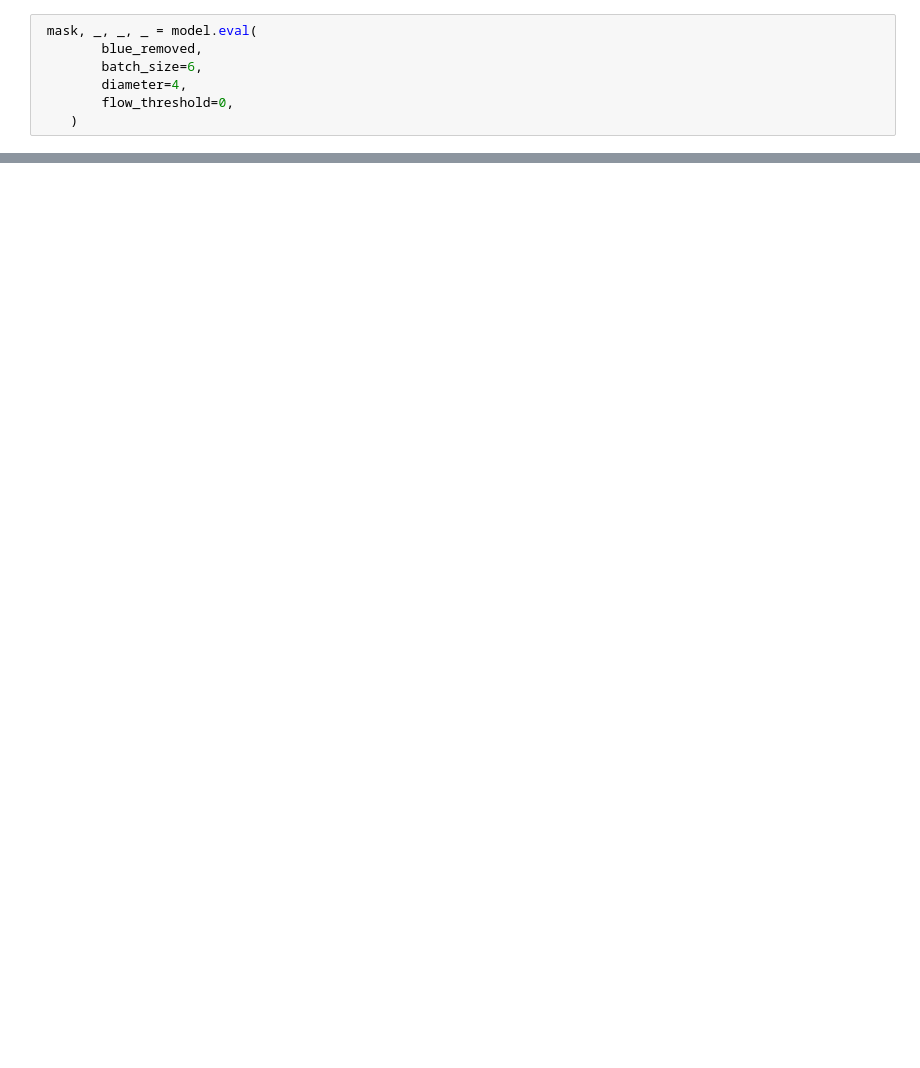
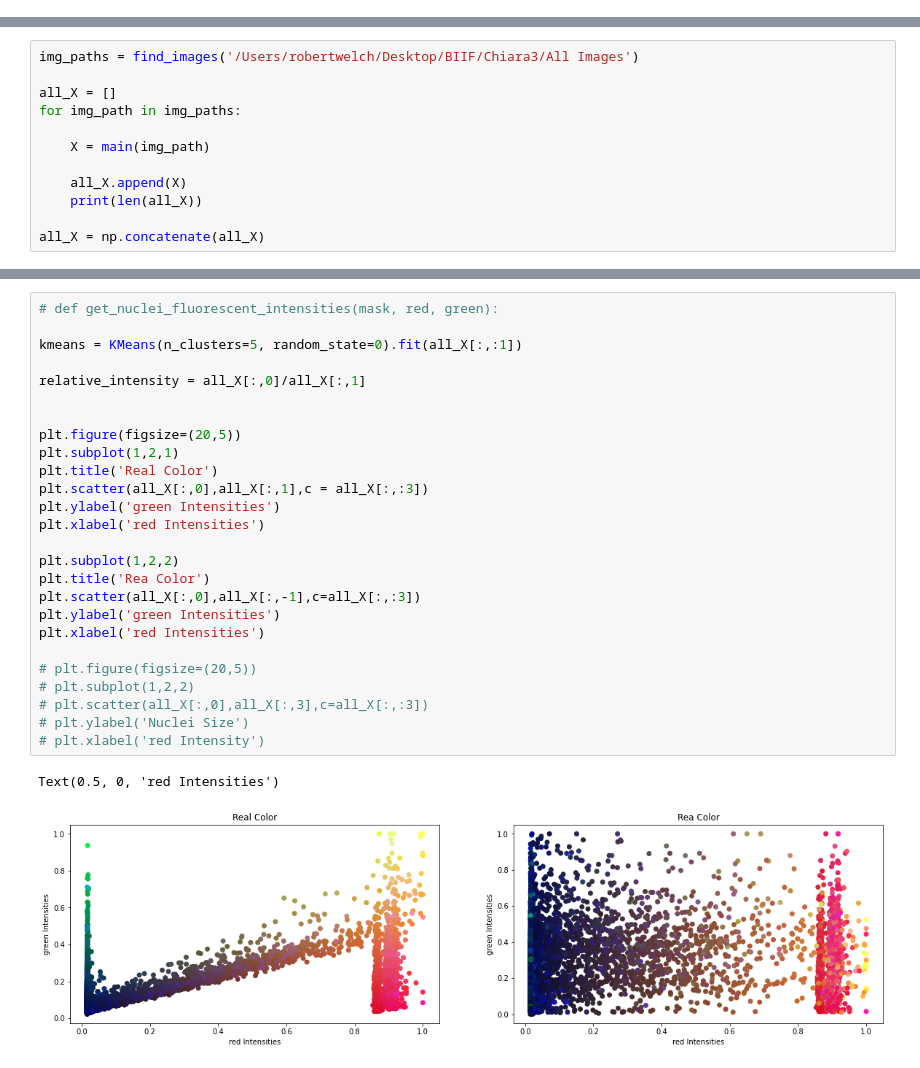
Before and after one commit to BIIFSweden/SenolyticDetection, a Jupyter notebook: test.ipynb, the cells around one changed output, grey strips where cells are left out. Drawn from its saved outputs; the diff is of its cells as text; blank space fills up the shorter version.

Commit message:
checking out pixel intensities between all available data

```diff
--- a/test.ipynb
+++ b/test.ipynb
@@ -46,7 +0,0 @@ blue_removed = remove_well_rings(blue_down)
-# %%
- mask, _, _, _ = model.eval(
-        blue_removed,
-        batch_size=6,
-        diameter=4,
-        flow_threshold=0,
-    )
@@ -59,0 +170,12 @@ plt.imshow(marked)
+# %%
+img_paths = find_images('/Users/robertwelch/Desktop/BIIF/Chiara3/All Images')
+
+all_X = []
+for img_path in img_paths:
+
+    X = main(img_path)
+
+    all_X.append(X)
+    print(len(all_X))
+
+all_X = np.concatenate(all_X)
@@ -59,0 +193,29 @@ plt.imshow(marked)
+# %%
+# def get_nuclei_fluorescent_intensities(mask, red, green):
+
+kmeans = KMeans(n_clusters=5, random_state=0).fit(all_X[:,:1])
+
+relative_intensity = all_X[:,0]/all_X[:,1]
+
+
+plt.figure(figsize=(20,5))
+plt.subplot(1,2,1)
+plt.title('Real Color')
+plt.scatter(all_X[:,0],all_X[:,1],c = all_X[:,:3])
+plt.ylabel('green Intensities')
+plt.xlabel('red Intensities')
+
+plt.subplot(1,2,2)
+plt.title('Rea Color')
+plt.scatter(all_X[:,0],all_X[:,-1],c=all_X[:,:3])
+plt.ylabel('green Intensities')
+plt.xlabel('red Intensities')
+
+# plt.figure(figsize=(20,5))
+# plt.subplot(1,2,2)
+# plt.scatter(all_X[:,0],all_X[:,3],c=all_X[:,:3])
+# plt.ylabel('Nuclei Size')
+# plt.xlabel('red Intensity')
+# %% [output]
+Text(0.5, 0, 'red Intensities')
+[figure, added]
```
Also changed, not shown: parts of 10 cells of this notebook.
